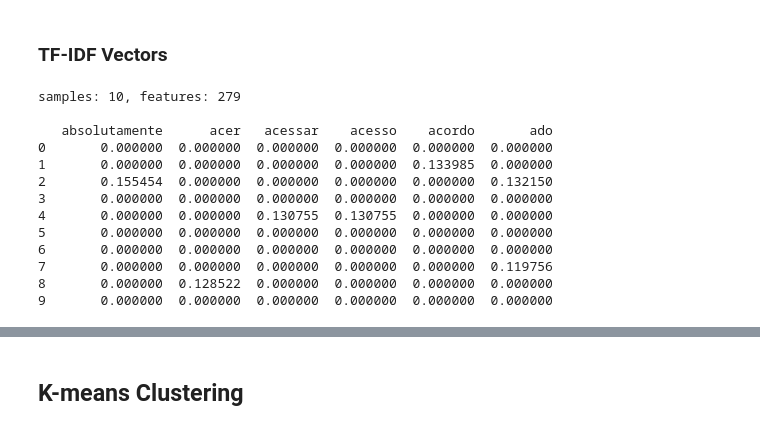
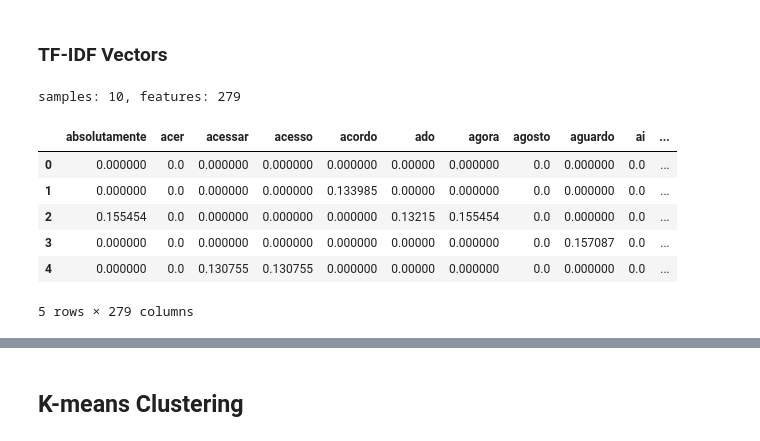
Before and after one commit to mathewsrc/Topic-Modeling-Reclame-Aqui, a Jupyter notebook: Unsupervised_Sentiment_Analysis.ipynb, the cells around one changed output, grey strips where cells are left out. Saved outputs shown, nothing was run; the diff lists cells and outputs as text; code cells hidden in the pictures.

```diff
--- a/Unsupervised_Sentiment_Analysis.ipynb
+++ b/Unsupervised_Sentiment_Analysis.ipynb
@@ -234,26 +239,20 @@ samples: 10, features: 279
 # %%
 tv = TfidfVectorizer()
 tv.fit(df['body'])
 tv_tedfeatures = tv.transform(df['body'])
 print(f"samples: {tv_tedfeatures.shape[0]}, features: {tv_tedfeatures.shape[1]}")
-
+print()
 # convert sparse matrix to dense
 dense = tv_tedfeatures.todense()
 denselist = dense.tolist()
 tfid_df = pd.DataFrame(denselist,columns=tv.get_feature_names_out())
-print()
-print(tfid_df.iloc[:, 0:6])
+tfid_df.head()
 # %% [output]
 samples: 10, features: 279
-
-   absolutamente      acer   acessar    acesso    acordo       ado
-0       0.000000  0.000000  0.000000  0.000000  0.000000  0.000000
-1       0.000000  0.000000  0.000000  0.000000  0.133985  0.000000
-2       0.155454  0.000000  0.000000  0.000000  0.000000  0.132150
-3       0.000000  0.000000  0.000000  0.000000  0.000000  0.000000
-4       0.000000  0.000000  0.130755  0.130755  0.000000  0.000000
-5       0.000000  0.000000  0.000000  0.000000  0.000000  0.000000
-6       0.000000  0.000000  0.000000  0.000000  0.000000  0.000000
-7       0.000000  0.000000  0.000000  0.000000  0.000000  0.119756
-8       0.000000  0.128522  0.000000  0.000000  0.000000  0.000000
-9       0.000000  0.000000  0.000000  0.000000  0.000000  0.000000
+|  | absolutamente | acer | acessar | acesso | acordo | ado | agora | agosto | aguardo | ai | ... |
+| 0 | 0.000000 | 0.0 | 0.000000 | 0.000000 | 0.000000 | 0.00000 | 0.000000 | 0.0 | 0.000000 | 0.0 | ... |
+| 1 | 0.000000 | 0.0 | 0.000000 | 0.000000 | 0.133985 | 0.00000 | 0.000000 | 0.0 | 0.000000 | 0.0 | ... |
+| 2 | 0.155454 | 0.0 | 0.000000 | 0.000000 | 0.000000 | 0.13215 | 0.155454 | 0.0 | 0.000000 | 0.0 | ... |
+| 3 | 0.000000 | 0.0 | 0.000000 | 0.000000 | 0.000000 | 0.00000 | 0.000000 | 0.0 | 0.157087 | 0.0 | ... |
+| 4 | 0.000000 | 0.0 | 0.130755 | 0.130755 | 0.000000 | 0.00000 | 0.000000 | 0.0 | 0.000000 | 0.0 | ... |
+5 rows × 279 columns
```
Also changed, not shown: parts of 24 cells of this notebook.
